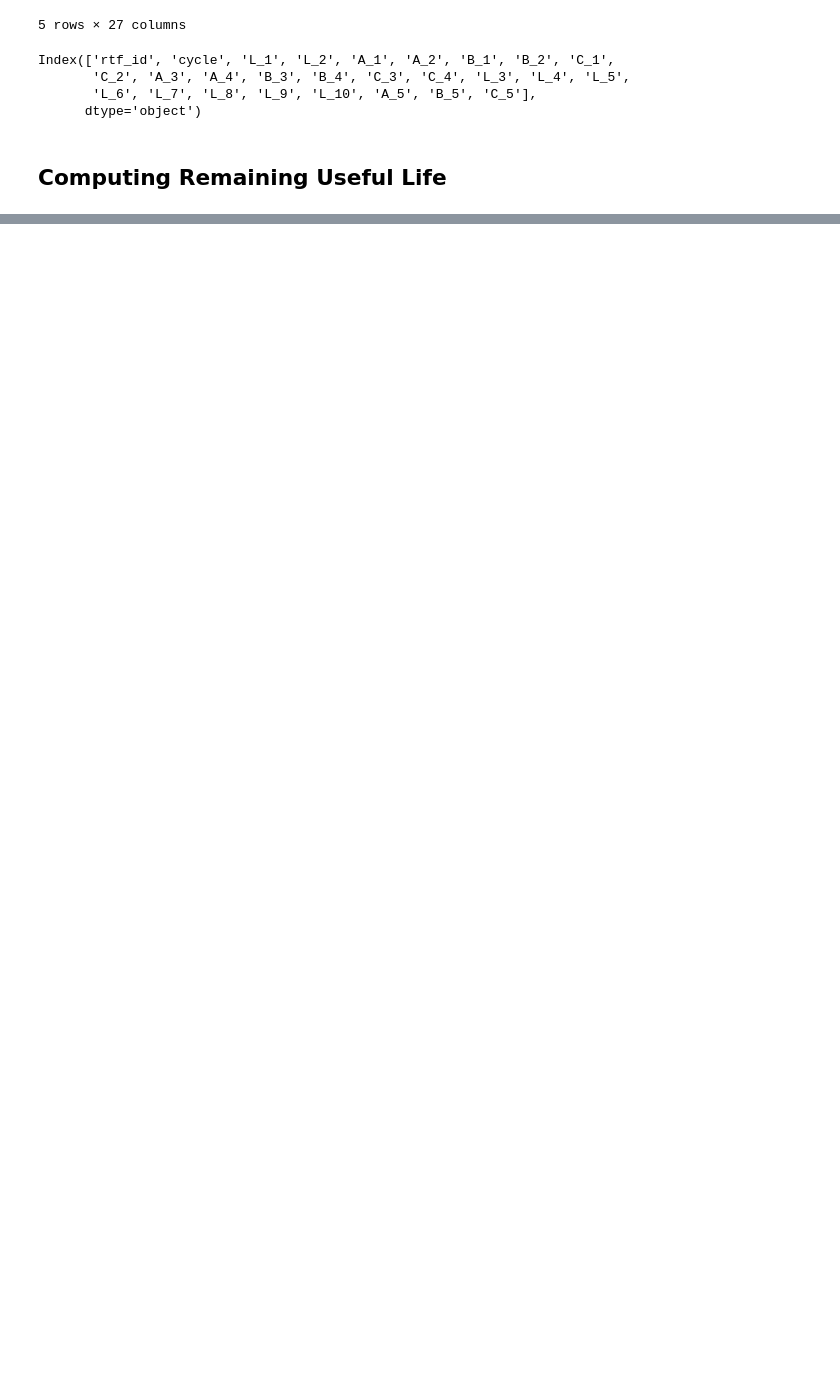
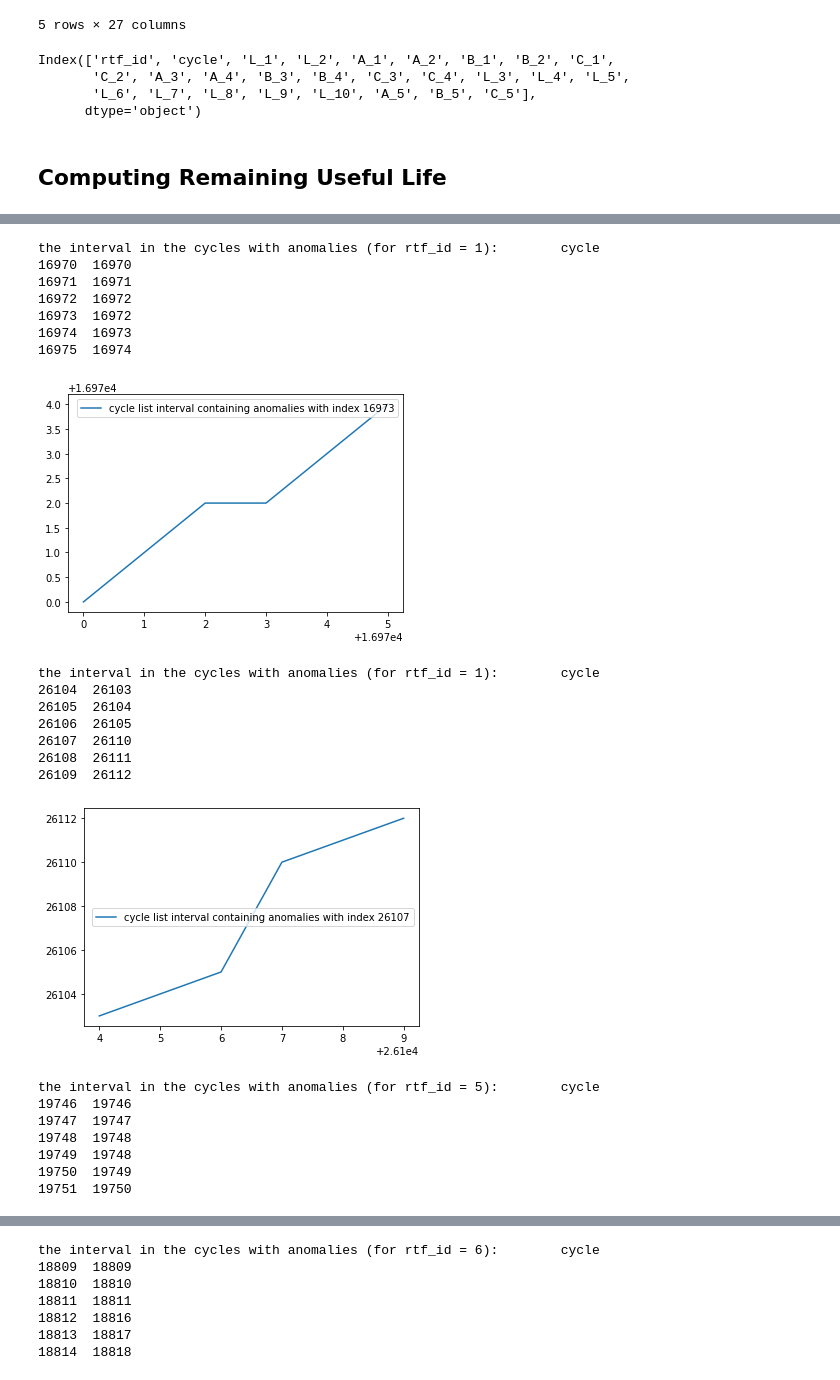
Before and after one commit to JoeZYX/AutoRUL, a Jupyter notebook: kaggel_plant - Copy.ipynb, the cells around one changed output, grey strips where cells are left out. Saved outputs shown, nothing was run; the diff lists cells and outputs as text; code cells hidden in the pictures; blank space fills up the shorter version.

```diff
--- a/kaggel_plant - Copy.ipynb
+++ b/kaggel_plant - Copy.ipynb
@@ -145,2 +154,2 @@ train_data
 # %%
-extract_RUL_per_rtf_id(train_data, rul_column_name= "RUL")
+train_RUL_per_rtf_id =  extract_RUL_per_rtf_id(train_data, rul_column_name= "RUL")
@@ -174,0 +175,2 @@ test_data
+# %%
+test_data = test_data.drop(["RUL_pw"], axis = 1)
@@ -218,0 +223,3 @@ Name: rul_per_rtf_id, dtype: int64
+# %%
+test_RUL_per_rtf_id = test_RUL_per_rtf_id["rul_per_rtf_id"]
+train_RUL_per_rtf_id = train_RUL_per_rtf_id["rul_per_rtf_id"]
@@ -218,0 +238,2 @@ Name: rul_per_rtf_id, dtype: int64
+# %%
+test0  = rul.RemainingUsefulLife(x_train_data,x_test_data,test_RUL_per_rtf_id, train_rul_per_rtf_id= train_RUL_per_rtf_id,max_life=8, epochs= 30)
@@ -218,0 +242,26 @@ Name: rul_per_rtf_id, dtype: int64
+# %%
+x_train1, x_test1 = test0.compute_piecewise_linear_rul()
+# %% [output]
+the interval in the cycles with anomalies (for rtf_id = 1):        cycle
+16970  16970
+16971  16971
+16972  16972
+16973  16972
+16974  16973
+16975  16974
+[figure, added]
+the interval in the cycles with anomalies (for rtf_id = 1):        cycle
+26104  26103
+26105  26104
+26106  26105
+26107  26110
+26108  26111
+26109  26112
+[figure, added]
+the interval in the cycles with anomalies (for rtf_id = 5):        cycle
+19746  19746
+19747  19747
+19748  19748
+19749  19748
+19750  19749
+19751  19750
@@ -218,0 +269,7 @@ Name: rul_per_rtf_id, dtype: int64
+the interval in the cycles with anomalies (for rtf_id = 6):        cycle
+18809  18809
+18810  18810
+18811  18811
+18812  18816
+18813  18817
+18814  18818
```
Also changed, not shown: parts of 54 cells of this notebook, 7 other files.
